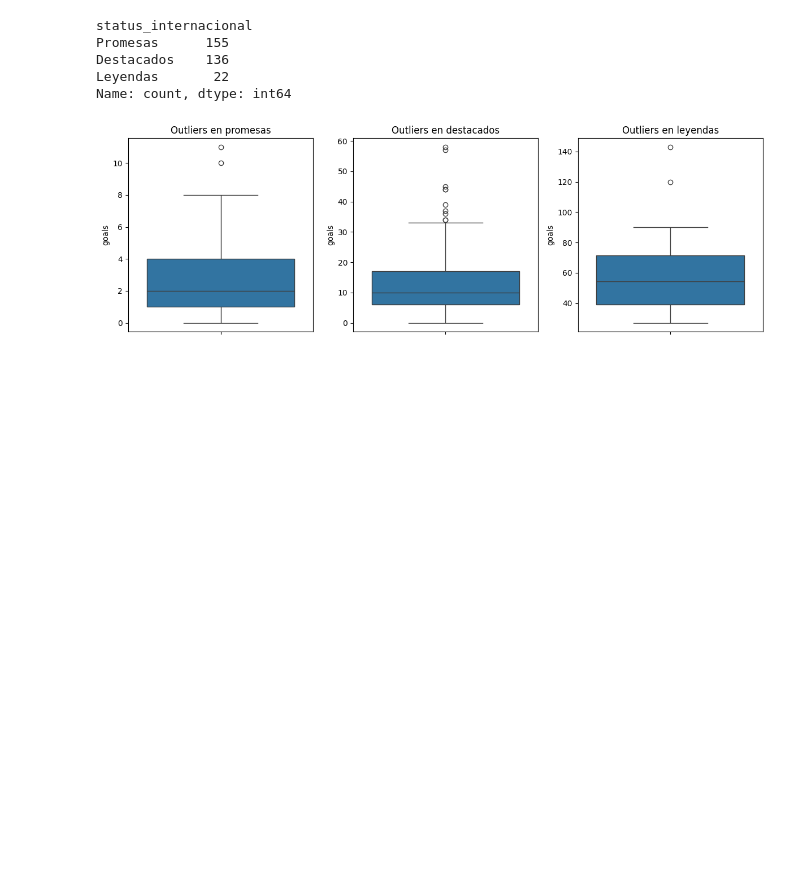
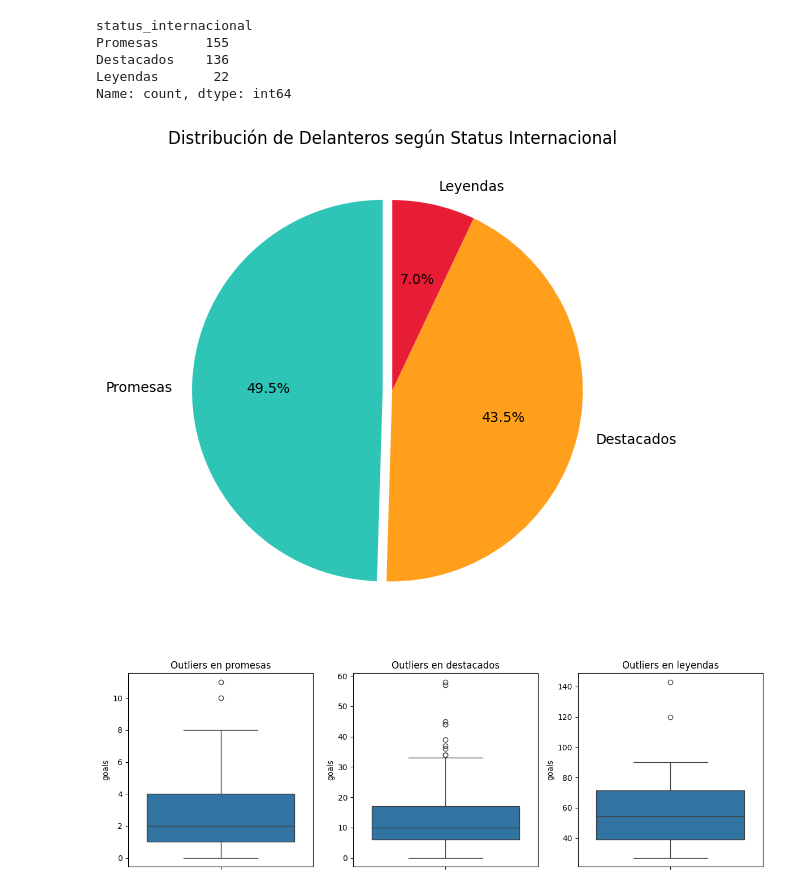
Before and after one commit to joaquincernik/inteligencia-artificial, a Jupyter notebook: practico3/practico3.ipynb, the cells around one changed output. Saved outputs shown, nothing was run; the diff lists cells and outputs as text; code cells hidden in the pictures; blank space fills up the shorter version.

```diff
--- a/practico3/practico3.ipynb
+++ b/practico3/practico3.ipynb
@@ -510,6 +510,24 @@ Promesas      155
 Destacados    136
 Leyendas       22
 Name: count, dtype: int64
+# %%
+conteo_status = delanteros['status_internacional'].value_counts()
+
+pyplot.figure(figsize=(6, 6))
+pyplot.pie(
+    conteo_status,
+    labels=conteo_status.index,
+    autopct='%1.1f%%',          # Muestra el porcentaje con 1 decimal
+    startangle=90,              # Gira el gráfico para un mejor encuadre visual
+    colors=['#2ec4b6', '#ff9f1c', '#e71d36'], # Paleta de colores atractiva
+    explode=(0.05, 0, 0)        # Resalta ligeramente la porción de 'Promesas'
+)
+
+pyplot.title('Distribución de Delanteros según Status Internacional')
+pyplot.tight_layout()
+pyplot.show()
+# %% [output]
+[figure, added]
 # %%
 fig, axes = pyplot.subplots(1, 3, figsize=(12,4))
 
```
Also changed, not shown: parts of 1 cell of this notebook, 3 other files.
